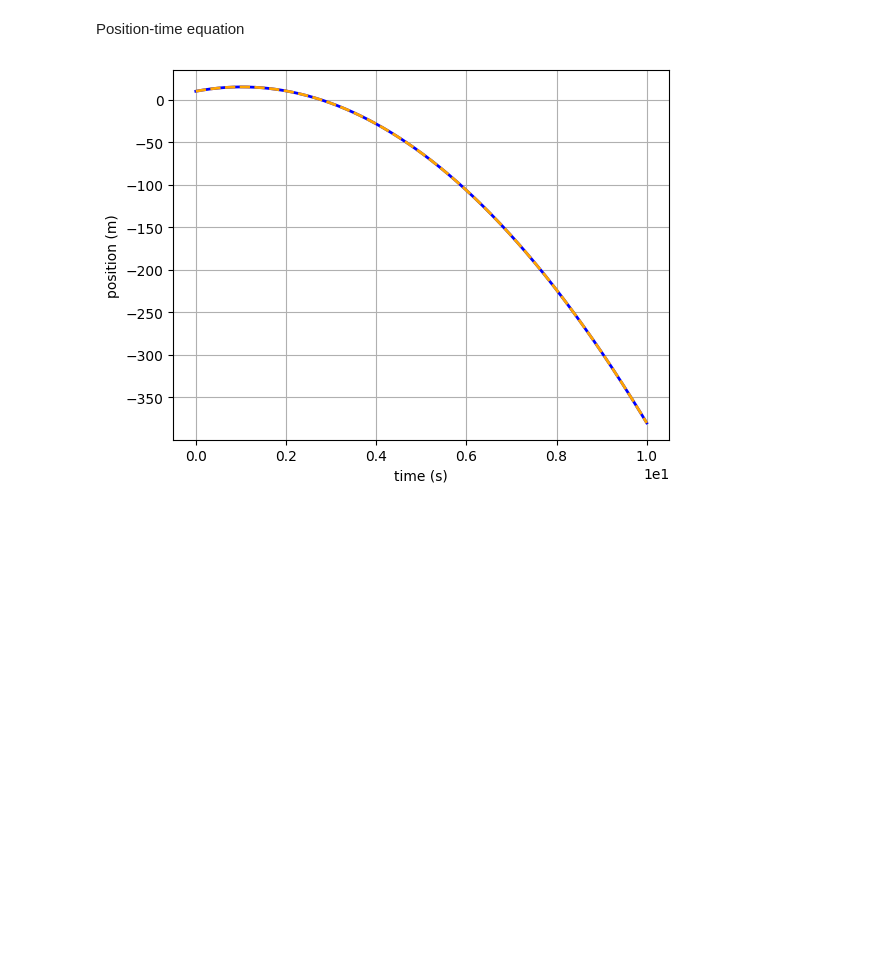
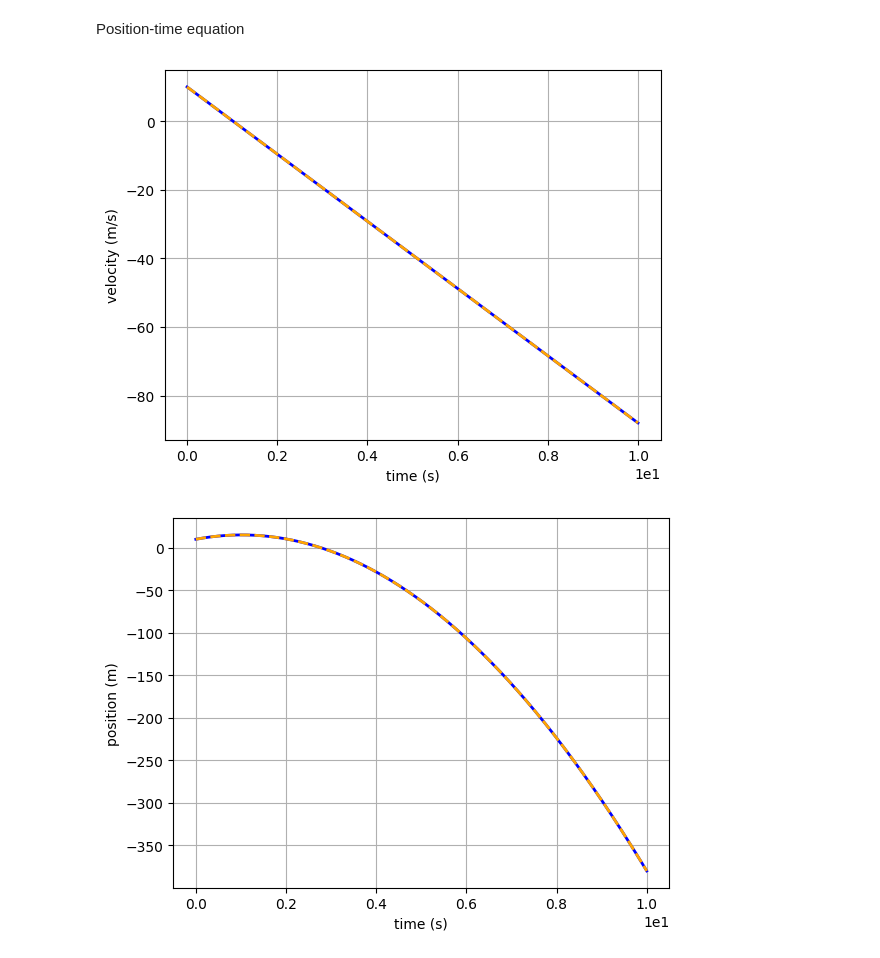
Before and after one commit to farhadnkm/WAVES_AND_OPTICS, a Jupyter notebook: 03-calculus.ipynb, the cells around one changed output. Cells and saved outputs as stored; diff of their text form; code cells hidden in the pictures; blank space fills up the shorter version.

```diff
--- a/03-calculus.ipynb
+++ b/03-calculus.ipynb
@@ -480,3 +486,6 @@ plt.show()
 from scipy.integrate import odeint
 # %% [markdown]
 Position-time equation
+# %%
+def velocity_time(x, t):
+    return -9.8
@@ -483,3 +494,17 @@ Position-time equation
+# %%
+v0 = 10
+
+v = odeint(velocity_time, [v0], time)
+
+plt.plot(time, v, 'blue', linewidth = 2)
+plt.plot(time, -9.8*time + v0, 'orange', linewidth = 2, linestyle='--')
+plt.xlabel('time (s)')
+plt.ylabel('velocity (m/s)')
+plt.ticklabel_format(style='sci', axis='x', scilimits=(0,0))
+plt.grid(True)
+plt.show()
+# %% [output]
+[figure, added]
 # %%
 def position_time(x, t):
     return -9.8*t + v0
```
Also changed, not shown: parts of 10 cells of this notebook.
